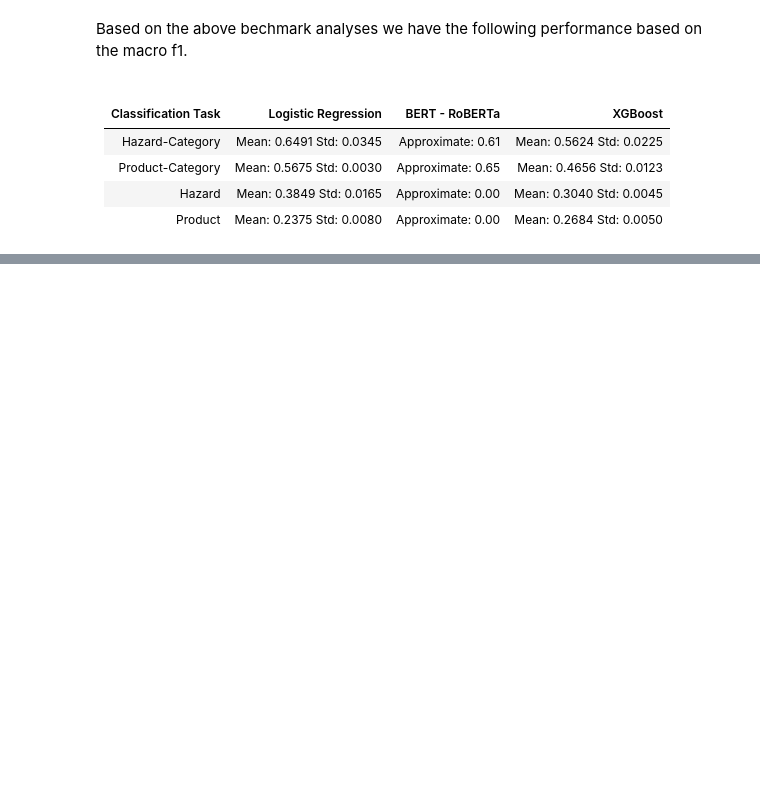
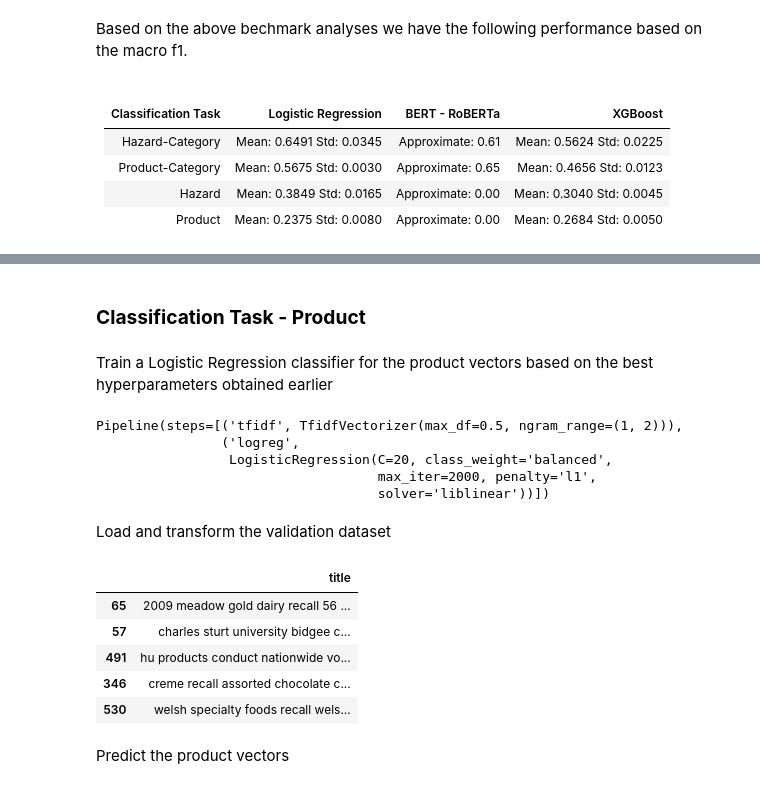
Before and after one commit to DVougioukos/semeval-food-hazard-detection-challenge, a Jupyter notebook: code/classification_benchmark_titles.ipynb, the cells around one changed output, grey strips where cells are left out. Cells and saved outputs as stored; diff of their text form; code cells hidden in the pictures; blank space fills up the shorter version.

```diff
--- a/code/classification_benchmark_titles.ipynb
+++ b/code/classification_benchmark_titles.ipynb
@@ -1657,0 +1660,53 @@ Based on the above bechmark analyses we have the following performance based on
+# %% [markdown]
+### **Classification Task - Product**
+# %% [markdown]
+Train a Logistic Regression classifier for the product vectors based on the best hyperparameters obtained earlier
+# %%
+# Getting the best hyperparameters
+prod_best_hyperparameters = prod_hyperparameters[np.argmax(prod_macro_f1_scores)]
+
+# Setting the model pipeline
+prod_model = Pipeline([
+    ("tfidf", TfidfVectorizer(
+        max_df=prod_best_hyperparameters["tfidf__max_df"],
+        ngram_range=prod_best_hyperparameters["tfidf__ngram_range"],
+    )),
+    ("logreg", LogisticRegression(
+        penalty=prod_best_hyperparameters["logreg__penalty"],
+        solver=prod_best_hyperparameters["logreg__solver"],
+        max_iter=prod_best_hyperparameters["logreg__max_iter"],
+        C=prod_best_hyperparameters["logreg__C"],
+        class_weight=prod_best_hyperparameters["logreg__class_weight"],
+    )),
+])
+
+# Training
+prod_model.fit(product_dataset["title_processed"], product_dataset["product_encoded"])
+# %% [output]
+Pipeline(steps=[('tfidf', TfidfVectorizer(max_df=0.5, ngram_range=(1, 2))),
+                ('logreg',
+                 LogisticRegression(C=20, class_weight='balanced',
+                                    max_iter=2000, penalty='l1',
+                                    solver='liblinear'))])
+# %% [markdown]
+Load and transform the validation dataset
+# %%
+# Loading
+validation_dataset = pd.read_csv("../data/validation/incidents.csv")
+
+# Dropping
+validation_dataset.drop(columns=["Unnamed: 0", "year", "month", "day", "country", "text"], inplace= True)
+
+# Processing the titles
+validation_dataset["title"] = validation_dataset["title"].apply(process_title)
+
+validation_dataset.sample(5)
+# %% [output]
+|  | title |
+| 65 | 2009 meadow gold dairy recall 56 ... |
+| 57 | charles sturt university bidgee c... |
+| 491 | hu products conduct nationwide vo... |
+| 346 | creme recall assorted chocolate c... |
+| 530 | welsh specialty foods recall wels... |
+# %% [markdown]
+Predict the product vectors
```
Also changed, not shown: parts of 9 cells of this notebook.
